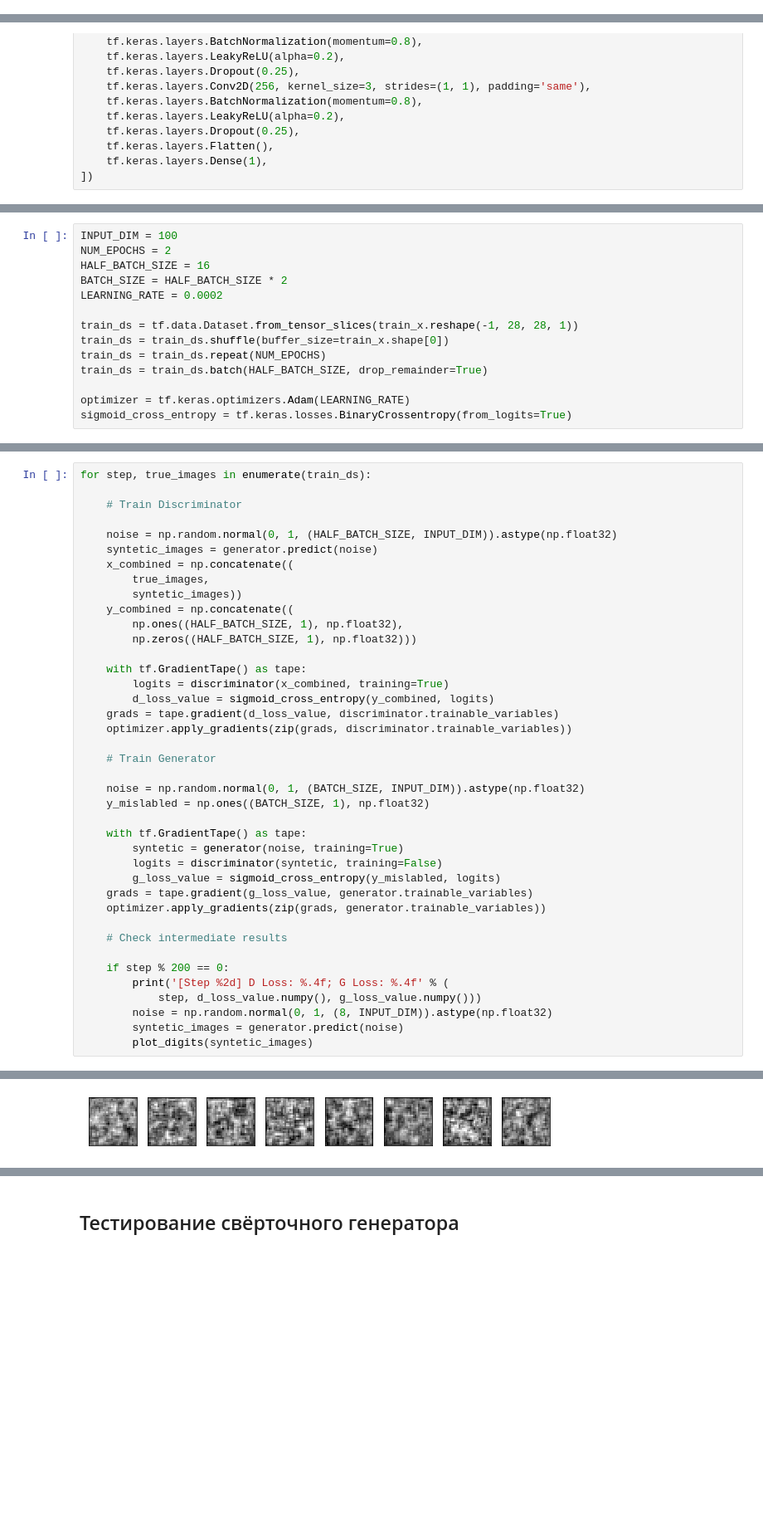
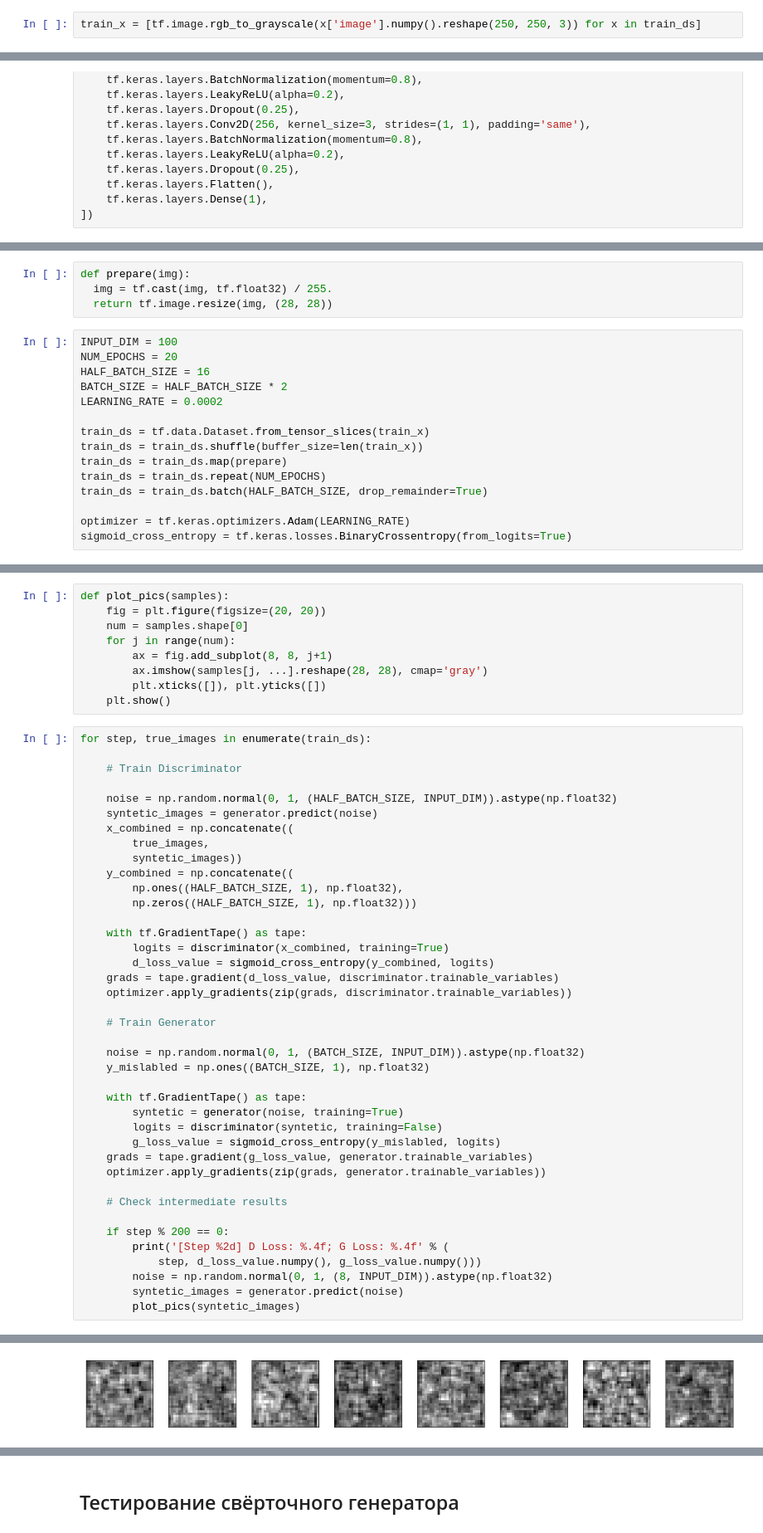
Before and after one commit to annulet/CNN_NVIDIA, a Jupyter notebook: hw_8_Generation_GAN.ipynb, the cells around one changed output, grey strips where cells are left out. Shown at 83% size. Cells and saved outputs as stored; diff of their text form; blank space fills up the shorter version.

```diff
--- a/hw_8_Generation_GAN.ipynb
+++ b/hw_8_Generation_GAN.ipynb
@@ -157,0 +52,2 @@ plot_digits(syntetic_images)
+# %%
+train_x = [tf.image.rgb_to_grayscale(x['image'].numpy().reshape(250, 250, 3)) for x in train_ds]
@@ -195,12 +101,17 @@ discriminator = tf.keras.Sequential([
+# %%
+def prepare(img):
+  img = tf.cast(img, tf.float32) / 255.
+  return tf.image.resize(img, (28, 28))
 # %%
 INPUT_DIM = 100
-NUM_EPOCHS = 2
+NUM_EPOCHS = 20
 HALF_BATCH_SIZE = 16
 BATCH_SIZE = HALF_BATCH_SIZE * 2
 LEARNING_RATE = 0.0002
 
-train_ds = tf.data.Dataset.from_tensor_slices(train_x.reshape(-1, 28, 28, 1))
-train_ds = train_ds.shuffle(buffer_size=train_x.shape[0])
+train_ds = tf.data.Dataset.from_tensor_slices(train_x)
+train_ds = train_ds.shuffle(buffer_size=len(train_x))
+train_ds = train_ds.map(prepare)
 train_ds = train_ds.repeat(NUM_EPOCHS)
 train_ds = train_ds.batch(HALF_BATCH_SIZE, drop_remainder=True)
 
@@ -209,3 +124,12 @@ sigmoid_cross_entropy = tf.keras.losses.BinaryCrossentropy(from_logits=True)
+# %%
+def plot_pics(samples):
+    fig = plt.figure(figsize=(20, 20))
+    num = samples.shape[0]
+    for j in range(num):
+        ax = fig.add_subplot(8, 8, j+1)
+        ax.imshow(samples[j, ...].reshape(28, 28), cmap='gray')
+        plt.xticks([]), plt.yticks([])
+    plt.show()
 # %%
 for step, true_images in enumerate(train_ds):
 
@@ -245,5 +169,5 @@ for step, true_images in enumerate(train_ds):
             step, d_loss_value.numpy(), g_loss_value.numpy()))
         noise = np.random.normal(0, 1, (8, INPUT_DIM)).astype(np.float32)
         syntetic_images = generator.predict(noise)
-        plot_digits(syntetic_images)
+        plot_pics(syntetic_images)
 # %% [output]
@@ -251 +175 @@ for step, true_images in enumerate(train_ds):
-[figure, old version]
+[figure, new version]
```
Also changed, not shown: parts of 26 cells of this notebook.
